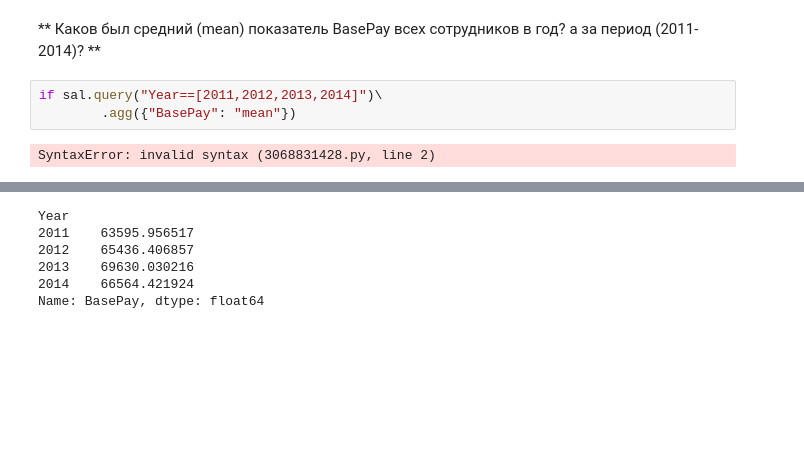
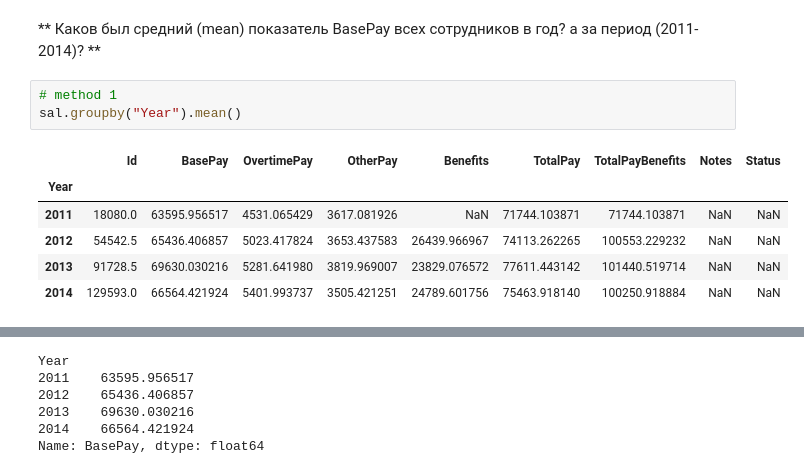
Before and after one commit to bakhtiyarkolzhabai/workspace, a Jupyter notebook: 01-Задание_SF_Salaries_-_RU.ipynb, the cells around one changed output, grey strips where cells are left out. Drawn from its saved outputs; the diff is of its cells as text; blank space fills up the shorter version.

```diff
--- a/01-Задание_SF_Salaries_-_RU.ipynb
+++ b/01-Задание_SF_Salaries_-_RU.ipynb
@@ -155,8 +192,13 @@ Name: TotalPayBenefits, dtype: float64
 | 148653 | 148654 | Joe Lopez | Counselor, Log Cabin Ranch | 0.0 | 0.0 | -618.13 | 0.0 | -618.13 | -618.13 | ... |
 # %% [markdown]
 ** Каков был средний (mean) показатель BasePay всех сотрудников в год? а за период (2011-2014)? **
-# %%
-if sal.query("Year==[2011,2012,2013,2014]")\
-        .agg({"BasePay": "mean"})
-# %% [output]
-SyntaxError: invalid syntax (3068831428.py, line 2)
+# %%
+# method 1
+sal.groupby("Year").mean()
+# %% [output]
+|  | Id | BasePay | OvertimePay | OtherPay | Benefits | TotalPay | TotalPayBenefits | Notes | Status |
+| Year |  |  |  |  |  |  |  |  |  |
+| 2011 | 18080.0 | 63595.956517 | 4531.065429 | 3617.081926 | NaN | 71744.103871 | 71744.103871 | NaN | NaN |
+| 2012 | 54542.5 | 65436.406857 | 5023.417824 | 3653.437583 | 26439.966967 | 74113.262265 | 100553.229232 | NaN | NaN |
+| 2013 | 91728.5 | 69630.030216 | 5281.641980 | 3819.969007 | 23829.076572 | 77611.443142 | 101440.519714 | NaN | NaN |
+| 2014 | 129593.0 | 66564.421924 | 5401.993737 | 3505.421251 | 24789.601756 | 75463.918140 | 100250.918884 | NaN | NaN |
```
Also changed, not shown: parts of 30 cells of this notebook, 7 other files.
